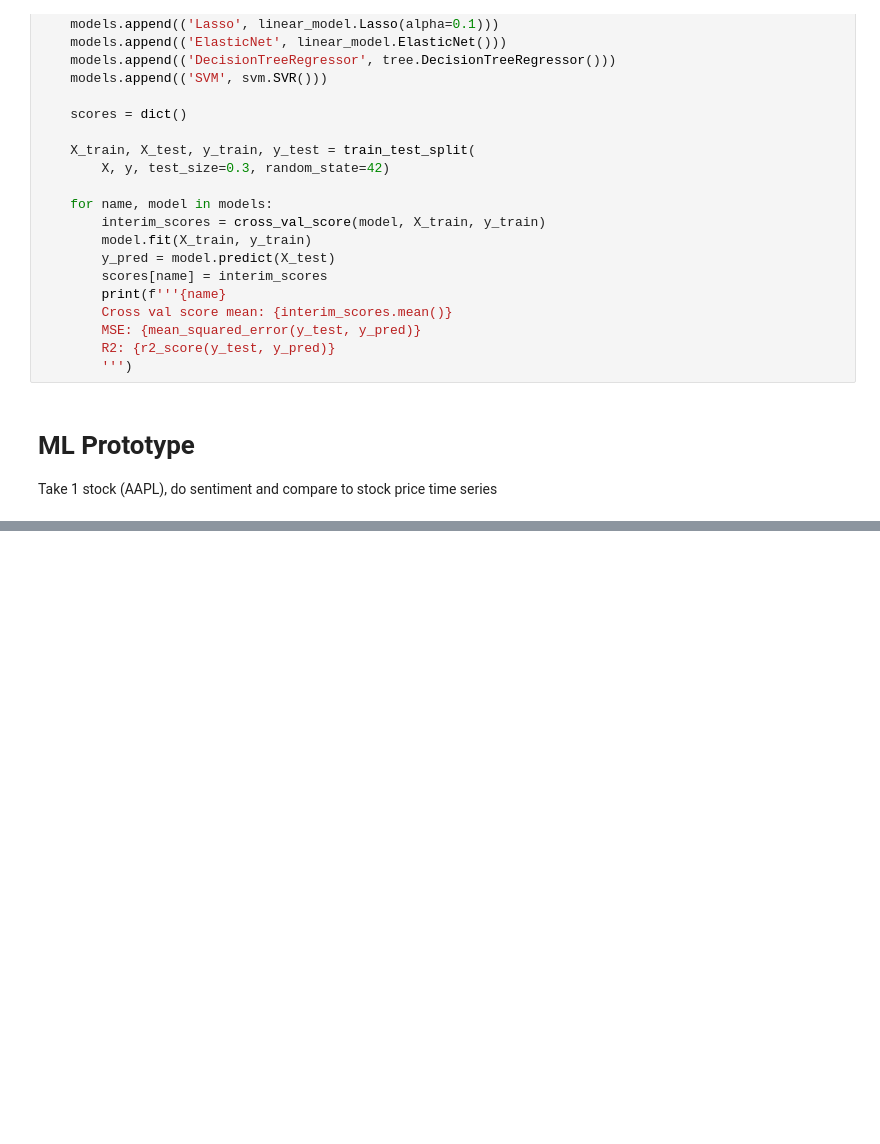
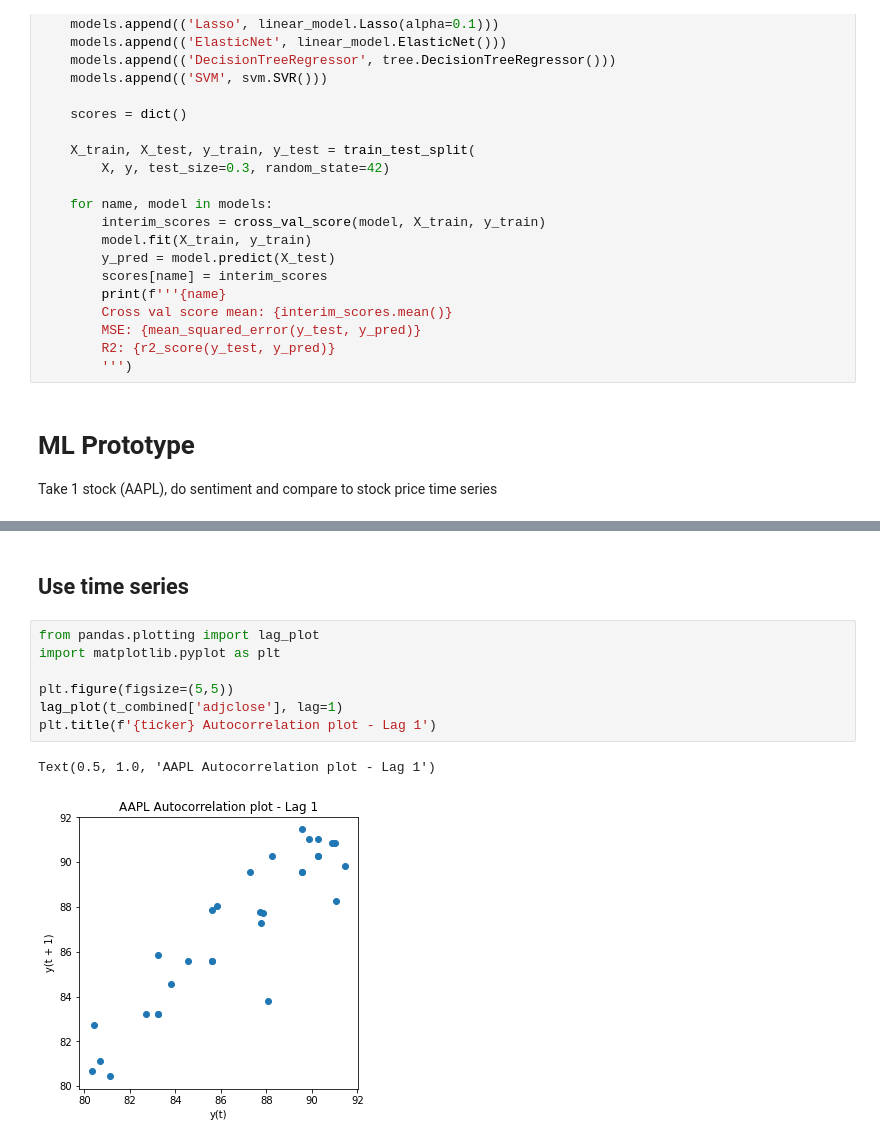
Before and after one commit to yegorkryukov/stockai, a Jupyter notebook: notebooks/create_dataset.ipynb, the cells around one changed output, grey strips where cells are left out. Drawn from its saved outputs; the diff is of its cells as text; blank space fills up the shorter version.

```diff
--- a/notebooks/create_dataset.ipynb
+++ b/notebooks/create_dataset.ipynb
@@ -285 +289,13 @@ SVM
 [figure]
+# %% [markdown]
+## Use time series
+# %%
+from pandas.plotting import lag_plot
+import matplotlib.pyplot as plt
+
+plt.figure(figsize=(5,5))
+lag_plot(t_combined['adjclose'], lag=1)
+plt.title(f'{ticker} Autocorrelation plot - Lag 1')
+# %% [output]
+Text(0.5, 1.0, 'AAPL Autocorrelation plot - Lag 1')
+[figure, added]
```
Also changed, not shown: parts of 14 cells of this notebook.
